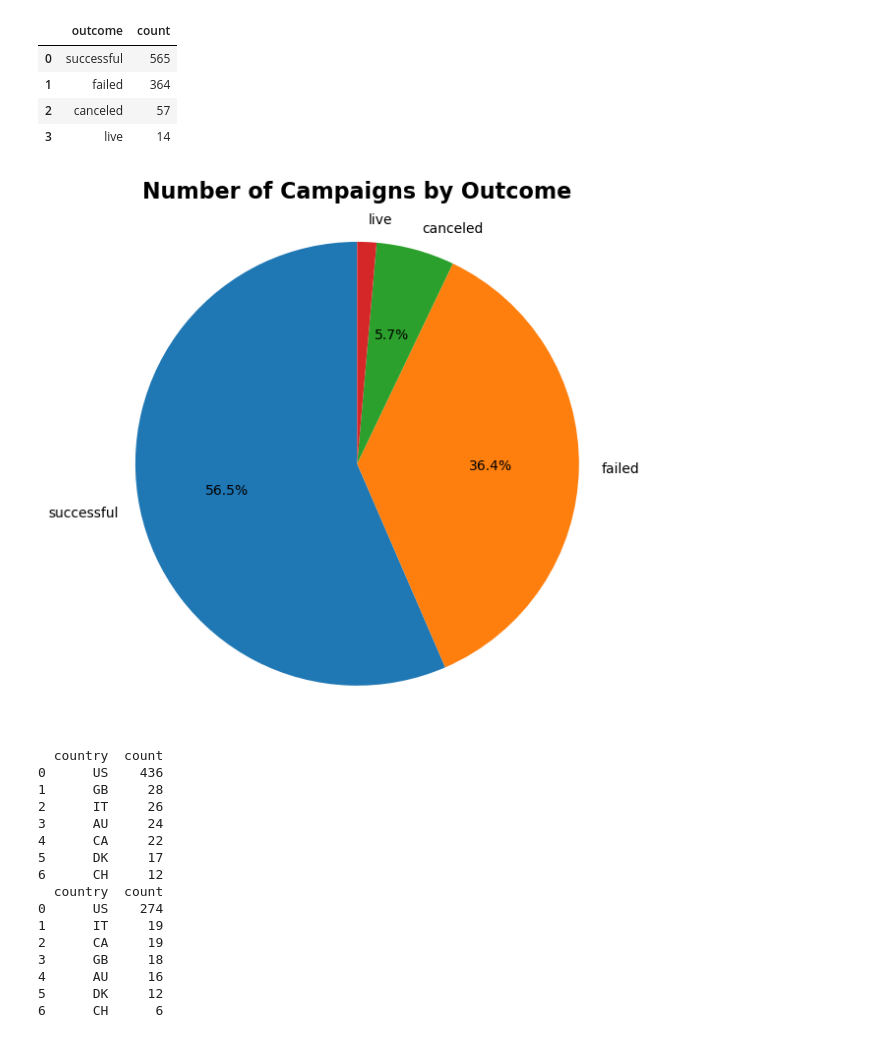
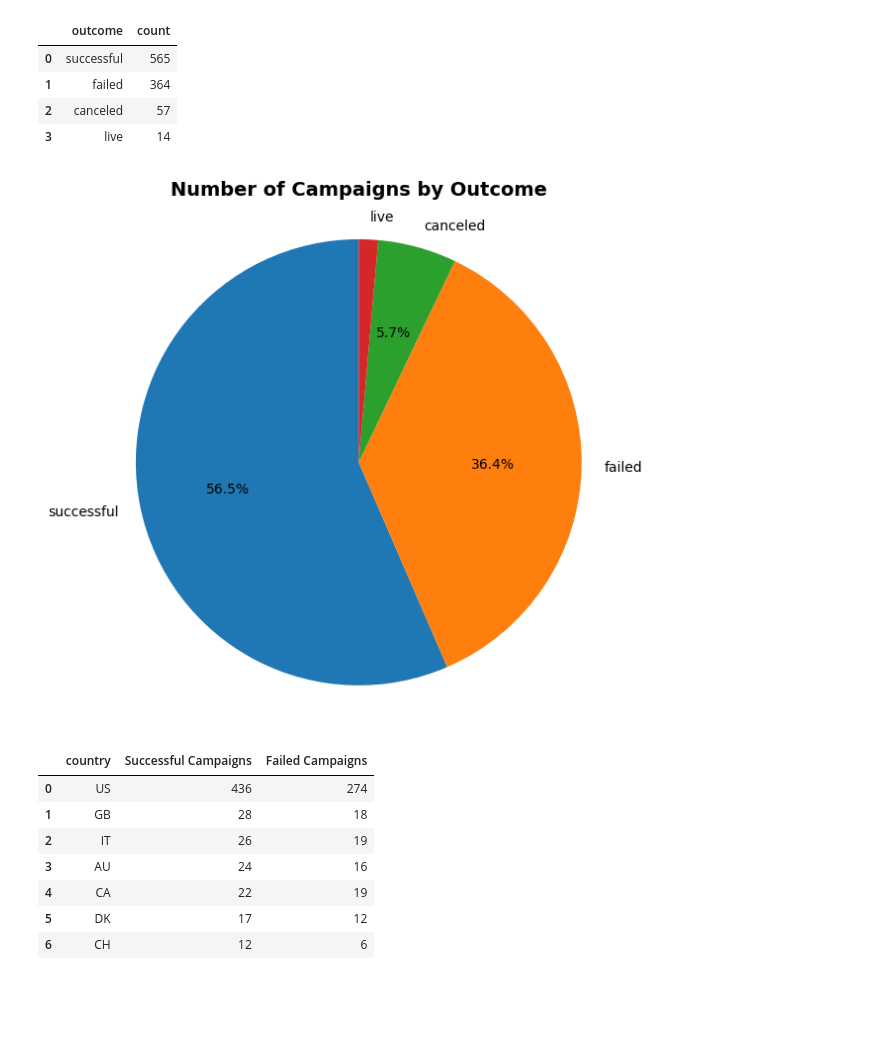
Before and after one commit to wrp94/project-2-group-20, a Jupyter notebook: query/queries.ipynb, the cells around one changed output. Cells and saved outputs as stored; diff of their text form; code cells hidden in the pictures; blank space fills up the shorter version.

```diff
--- a/query/queries.ipynb
+++ b/query/queries.ipynb
@@ -180,26 +182,26 @@ outcome_counts
 # %%
 # Data for the pie chart
 sizes = outcome_counts['count']
 labels = outcome_counts['outcome']
 
 # Format the percentages
 def custom_autopct(pct):
     return '{:.1f}%'.format(pct) if pct > 5 else ''
 
 # Create the pie chart
 plt.pie(sizes, labels=labels, autopct=custom_autopct, startangle=90)
 plt.axis('equal')  # Equal aspect ratio ensures that pie is drawn as a circle
-plt.title('Number of Campaigns by Outcome', fontsize=16, fontweight='bold')
+plt.title('Number of Campaigns by Outcome', fontsize=14, fontweight='bold')
 
 # Adjust the spacing between the pie chart labels and the title
 plt.subplots_adjust(top=1.2)  # Increase or decrease the top margin as needed
 
 # Show chart
 plt.show()
 # %% [output]
-[figure, old version]
+[figure, new version]
 # %%
-# Find the number of successful and failed campaigns by country
+# 4 Find the number of successful and failed campaigns by country
 results = session.query(Campaigns.country, func.count(Campaigns.cf_id)).\
     filter(Campaigns.outcome == 'successful').\
     group_by(Campaigns.country).\
@@ -214,22 +216,20 @@ results = session.query(Campaigns.country, func.count(Campaigns.cf_id)).\
 
 failed_by_country = pd.DataFrame(results, columns=['country', 'count'])
 
-print(successful_by_country)
-print(failed_by_country)
+# Merge the data frames on the 'Country' column
+country_merged_df = pd.merge(successful_by_country, failed_by_country, on='country', how='left')
+
+# Rename the column names in the merged dataframe
+country_merged_df = country_merged_df.rename(columns={'count_x': 'Successful Campaigns', 'count_y': 'Failed Campaigns'})
+
+# Print merged dataframe
+country_merged_df
 # %% [output]
-  country  count
-0      US    436
-1      GB     28
-2      IT     26
-3      AU     24
-4      CA     22
-5      DK     17
-6      CH     12
-  country  count
-0      US    274
-1      IT     19
-2      CA     19
-3      GB     18
-4      AU     16
-5      DK     12
-6      CH      6
+|  | country | Successful Campaigns | Failed Campaigns |
+| 0 | US | 436 | 274 |
+| 1 | GB | 28 | 18 |
+| 2 | IT | 26 | 19 |
+| 3 | AU | 24 | 16 |
+| 4 | CA | 22 | 19 |
+| 5 | DK | 17 | 12 |
+| 6 | CH | 12 | 6 |
```
Also changed, not shown: parts of 11 cells of this notebook, 3 other files.
